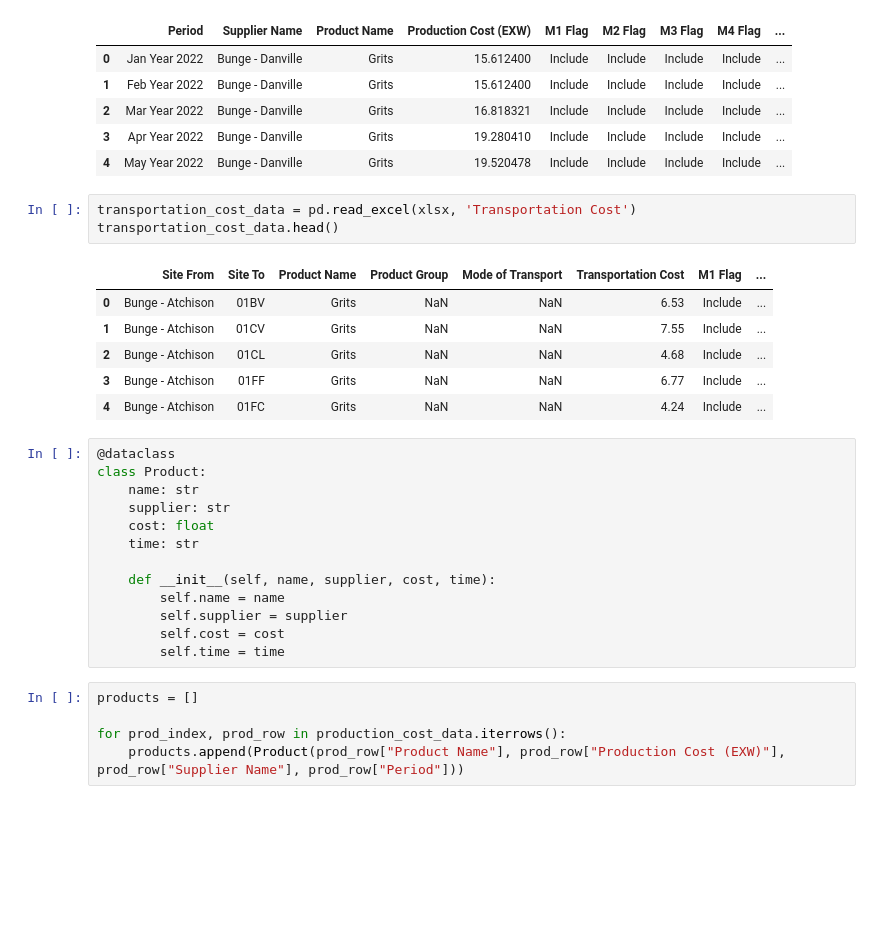
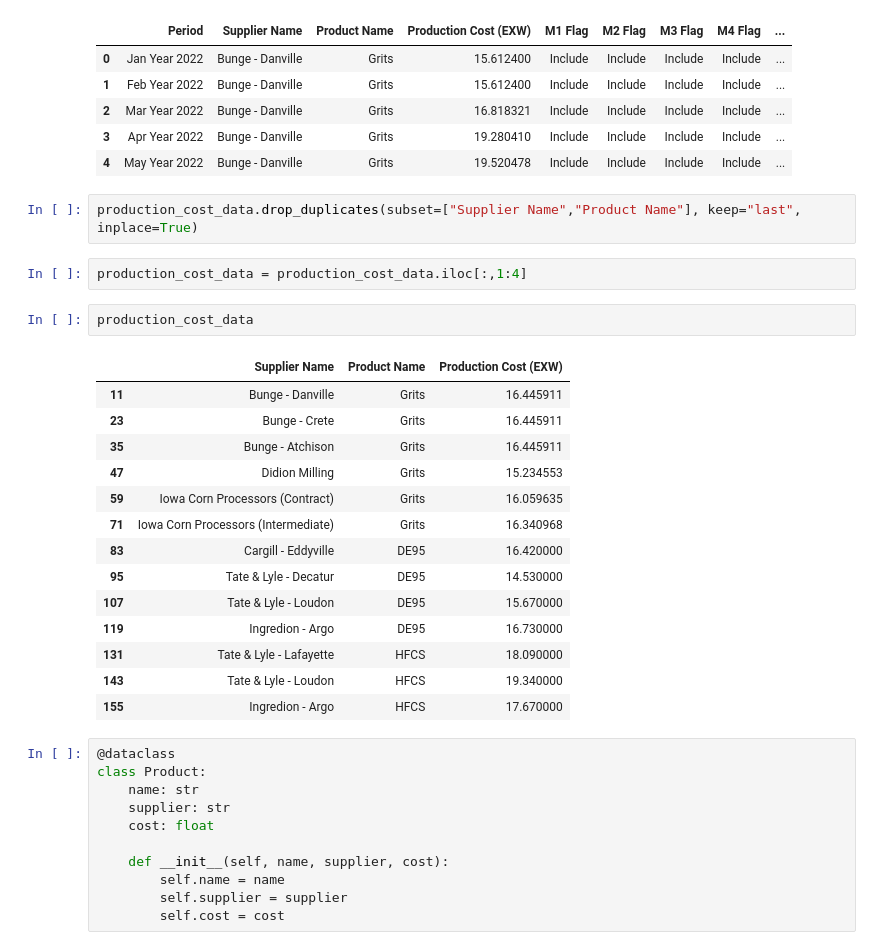
Before and after one commit to ev1222/cse454a-AB, a Jupyter notebook: Data Processing.ipynb, the cells around one changed output. Saved outputs shown, nothing was run; the diff lists cells and outputs as text; blank space fills up the shorter version.

```diff
--- a/Data Processing.ipynb
+++ b/Data Processing.ipynb
@@ -57,31 +83,35 @@ production_cost_data.head()
 | 2 | Mar Year 2022 | Bunge - Danville | Grits | 16.818321 | Include | Include | Include | Include | ... |
 | 3 | Apr Year 2022 | Bunge - Danville | Grits | 19.280410 | Include | Include | Include | Include | ... |
 | 4 | May Year 2022 | Bunge - Danville | Grits | 19.520478 | Include | Include | Include | Include | ... |
-# %%
-transportation_cost_data = pd.read_excel(xlsx, 'Transportation Cost')
-transportation_cost_data.head()
-# %% [output]
-|  | Site From | Site To | Product Name | Product Group | Mode of Transport | Transportation Cost | M1 Flag | ... |
-| 0 | Bunge - Atchison | 01BV | Grits | NaN | NaN | 6.53 | Include | ... |
-| 1 | Bunge - Atchison | 01CV | Grits | NaN | NaN | 7.55 | Include | ... |
-| 2 | Bunge - Atchison | 01CL | Grits | NaN | NaN | 4.68 | Include | ... |
-| 3 | Bunge - Atchison | 01FF | Grits | NaN | NaN | 6.77 | Include | ... |
-| 4 | Bunge - Atchison | 01FC | Grits | NaN | NaN | 4.24 | Include | ... |
+# %%
+production_cost_data.drop_duplicates(subset=["Supplier Name","Product Name"], keep="last", inplace=True)
+# %%
+production_cost_data = production_cost_data.iloc[:,1:4]
+# %%
+production_cost_data
+# %% [output]
+|  | Supplier Name | Product Name | Production Cost (EXW) |
+| 11 | Bunge - Danville | Grits | 16.445911 |
+| 23 | Bunge - Crete | Grits | 16.445911 |
+| 35 | Bunge - Atchison | Grits | 16.445911 |
+| 47 | Didion Milling | Grits | 15.234553 |
+| 59 | Iowa Corn Processors (Contract) | Grits | 16.059635 |
+| 71 | Iowa Corn Processors (Intermediate) | Grits | 16.340968 |
+| 83 | Cargill - Eddyville | DE95 | 16.420000 |
+| 95 | Tate & Lyle - Decatur | DE95 | 14.530000 |
+| 107 | Tate & Lyle - Loudon | DE95 | 15.670000 |
+| 119 | Ingredion - Argo | DE95 | 16.730000 |
+| 131 | Tate & Lyle - Lafayette | HFCS | 18.090000 |
+| 143 | Tate & Lyle - Loudon | HFCS | 19.340000 |
+| 155 | Ingredion - Argo | HFCS | 17.670000 |
 # %%
 @dataclass
 class Product:
     name: str
     supplier: str
     cost: float
-    time: str
 
-    def __init__(self, name, supplier, cost, time):
+    def __init__(self, name, supplier, cost):
         self.name = name
         self.supplier = supplier
         self.cost = cost
-        self.time = time
-# %%
-products = []
-
-for prod_index, prod_row in production_cost_data.iterrows():
-    products.append(Product(prod_row["Product Name"], prod_row["Production Cost (EXW)"], prod_row["Supplier Name"], prod_row["Period"]))
```
Also changed, not shown: parts of 32 cells of this notebook.
